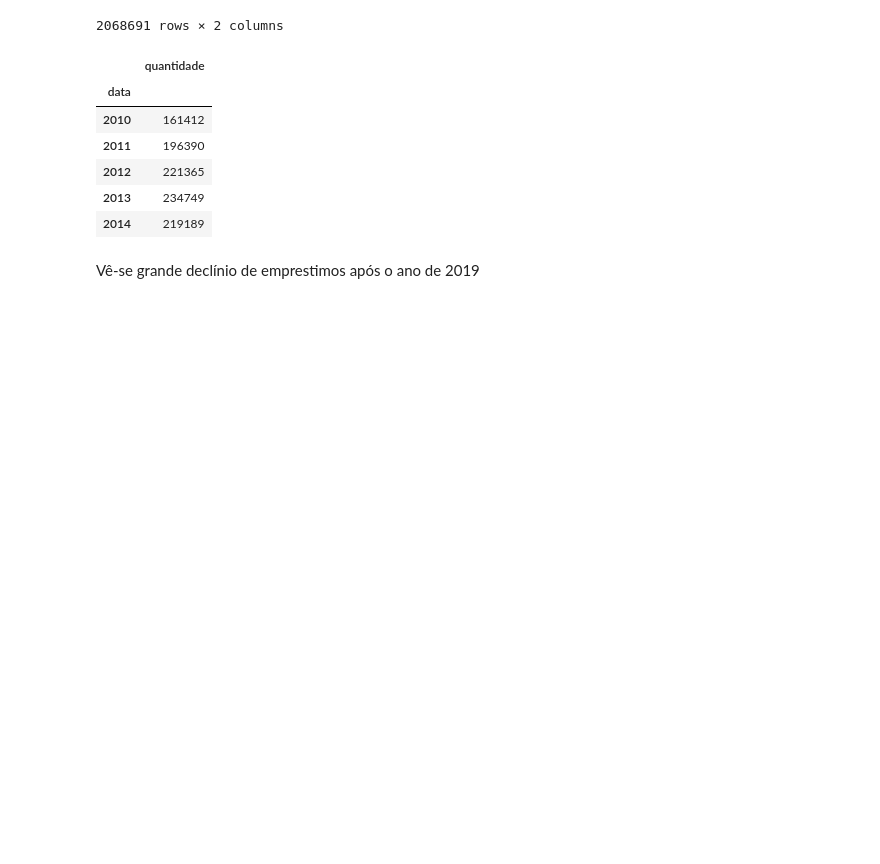
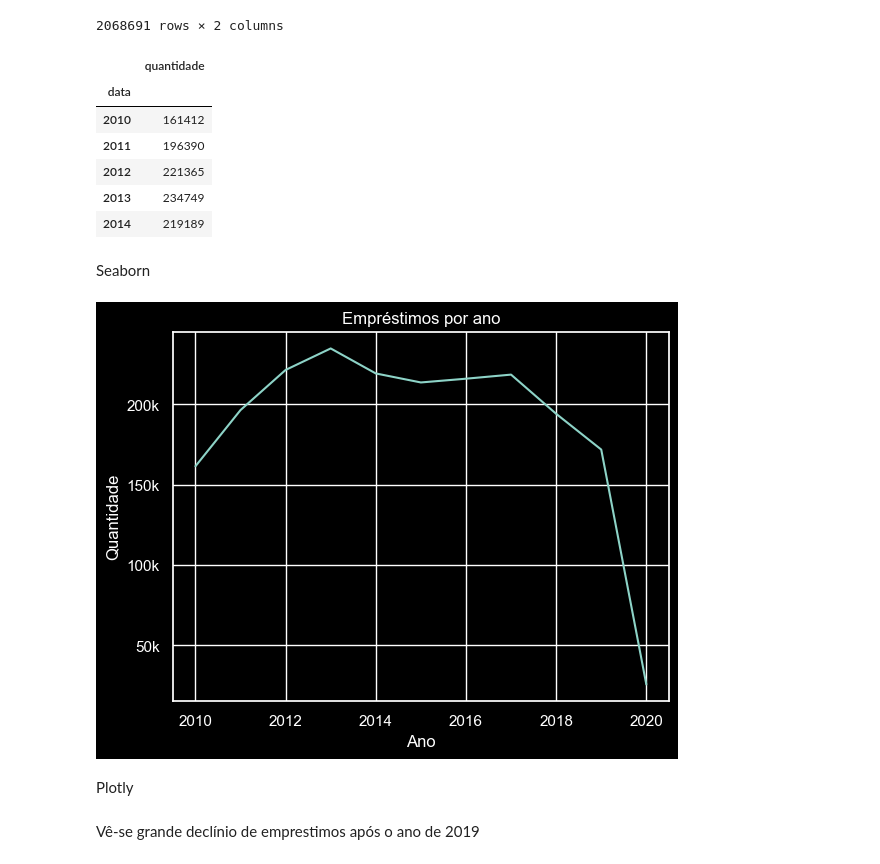
Before and after one commit to tchaparral/7DaysCodeChallenge-Data-Science, a Jupyter notebook: biblioteca_UFRN.ipynb, the cells around one changed output. Saved outputs shown, nothing was run; the diff lists cells and outputs as text; code cells hidden in the pictures; blank space fills up the shorter version.

```diff
--- a/biblioteca_UFRN.ipynb
+++ b/biblioteca_UFRN.ipynb
@@ -63,6 +63,3 @@ id_emprestimo
 2989089    1
 709712     1
 Name: count, Length: 2257981, dtype: int64
-# %%
-df_emprestimo['ano_emprestimo'] = df_emprestimo['data_emprestimo'].str[:4] # adicionando ano de empréstimo
-df_emprestimo.head(10) # primeiras
@@ -90,7 +66,7 @@ df_emprestimo.tail() # ultimas
 # %% [markdown]
 Importando dados - Acervo
 # %%
-path_acervo = '.\dataset\dados_exemplares.parquet'
+path_acervo = r'.\dataset\dados_exemplares.parquet'
 
 df_acervo = pd.read_parquet(path_acervo)
 # %%
@@ -318,2 +295,26 @@ import plotly.express as px
+# %% [markdown]
+Seaborn
+# %%
+sns.set_theme(style = 'darkgrid')
+plt.style.use('dark_background')
+# %%
+# formtação do eixo y
+def formatar_k(x, _):
+    return f'{int(x * 1e-3)}k' if x >= 1000 else str(int(x))
+# %%
+fig_sns = sns.lineplot(
+    emprestimo_ano,
+    x = 'data',
+    y = 'quantidade'
+)
+fig_sns.set_xlabel('Ano')
+fig_sns.set_ylabel('Quantidade')
+fig_sns.set_title('Empréstimos por ano')
+fig_sns.yaxis.set_major_formatter(FuncFormatter(formatar_k))
+plt.show()
+# %% [output]
+[figure, added]
+# %% [markdown]
+Plotly
 # %%
 # gerando o gráfico por ano
```
Also changed, not shown: parts of 33 cells of this notebook, 1 other file.
